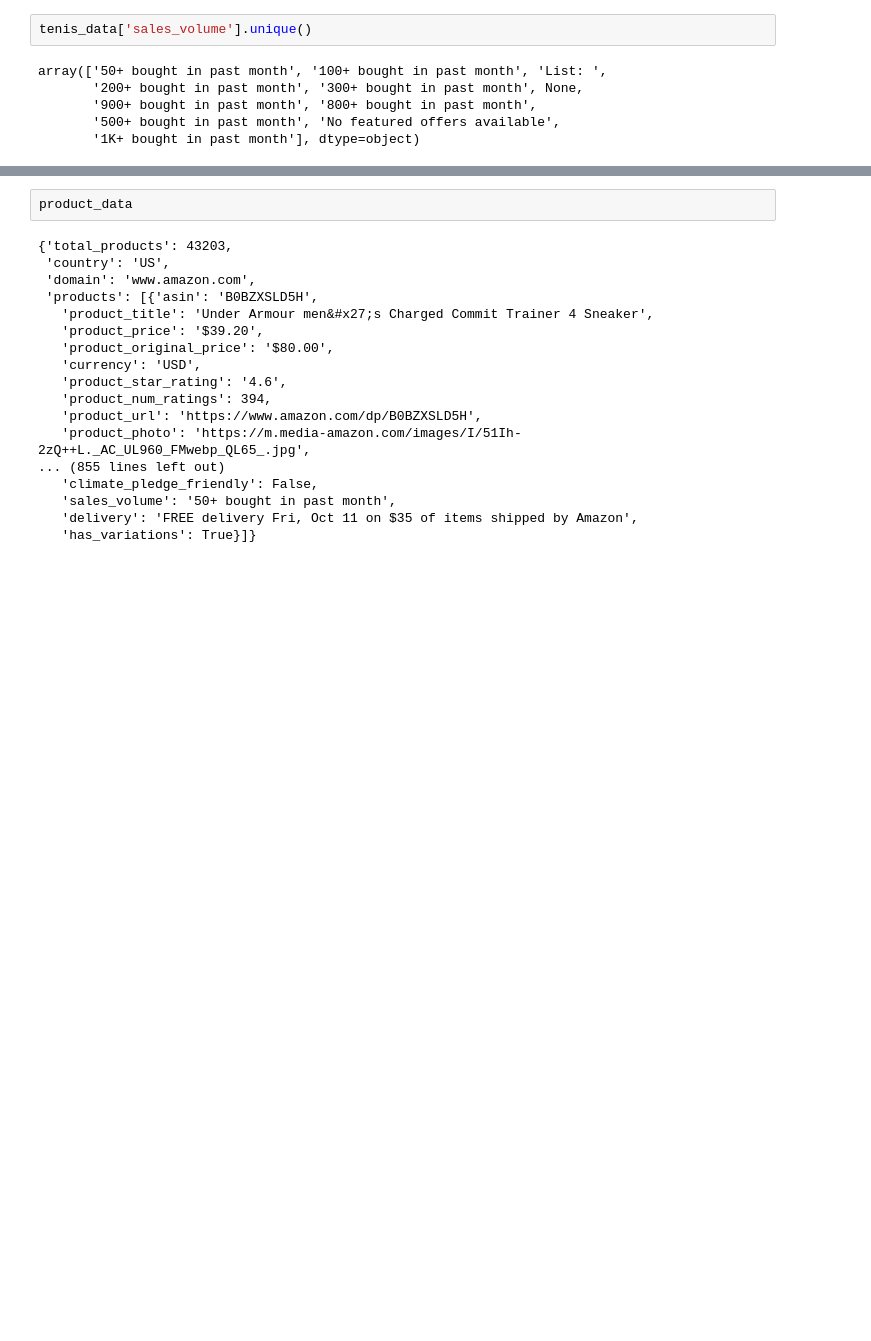
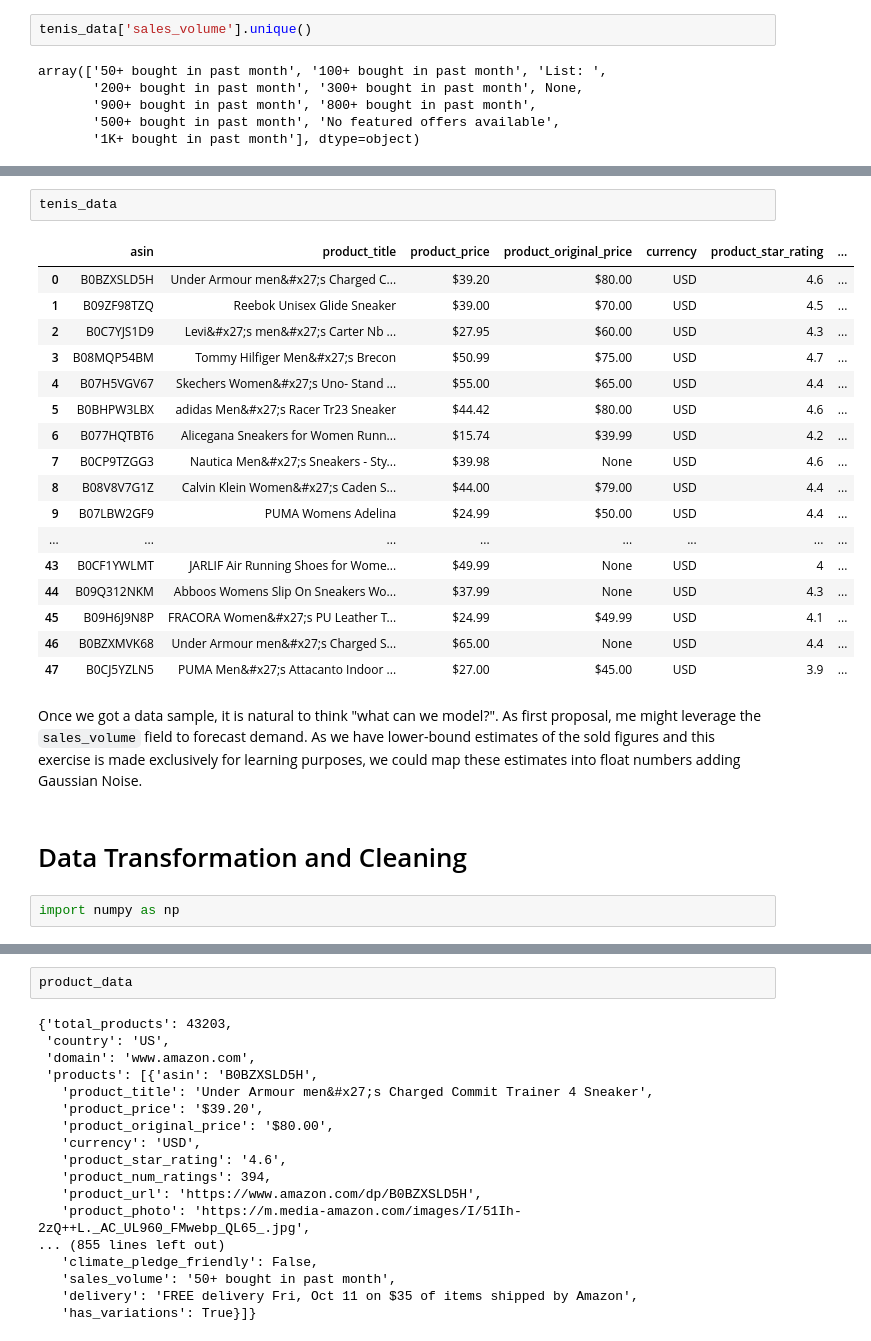
Before and after one commit to santiagoahl/amazon-mlops-dashboard, a Jupyter notebook: notebooks/tennis_demand.ipynb, the cells around one changed output, grey strips where cells are left out. Cells and saved outputs as stored; diff of their text form; blank space fills up the shorter version.

Commit message:
ACleaning Tenis Sample Data

```diff
--- a/notebooks/tennis_demand.ipynb
+++ b/notebooks/tennis_demand.ipynb
@@ -97,0 +104,26 @@ KeyError: 'total_products'
+# %%
+tenis_data
+# %% [output]
+|  | asin | product_title | product_price | product_original_price | currency | product_star_rating | ... |
+| 0 | B0BZXSLD5H | Under Armour men&#x27;s Charged C... | $39.20 | $80.00 | USD | 4.6 | ... |
+| 1 | B09ZF98TZQ | Reebok Unisex Glide Sneaker | $39.00 | $70.00 | USD | 4.5 | ... |
+| 2 | B0C7YJS1D9 | Levi&#x27;s men&#x27;s Carter Nb ... | $27.95 | $60.00 | USD | 4.3 | ... |
+| 3 | B08MQP54BM | Tommy Hilfiger Men&#x27;s Brecon | $50.99 | $75.00 | USD | 4.7 | ... |
+| 4 | B07H5VGV67 | Skechers Women&#x27;s Uno- Stand ... | $55.00 | $65.00 | USD | 4.4 | ... |
+| 5 | B0BHPW3LBX | adidas Men&#x27;s Racer Tr23 Sneaker | $44.42 | $80.00 | USD | 4.6 | ... |
+| 6 | B077HQTBT6 | Alicegana Sneakers for Women Runn... | $15.74 | $39.99 | USD | 4.2 | ... |
+| 7 | B0CP9TZGG3 | Nautica Men&#x27;s Sneakers - Sty... | $39.98 | None | USD | 4.6 | ... |
+| 8 | B08V8V7G1Z | Calvin Klein Women&#x27;s Caden S... | $44.00 | $79.00 | USD | 4.4 | ... |
+| 9 | B07LBW2GF9 | PUMA Womens Adelina | $24.99 | $50.00 | USD | 4.4 | ... |
+| ... | ... | ... | ... | ... | ... | ... | ... |
+| 43 | B0CF1YWLMT | JARLIF Air Running Shoes for Wome... | $49.99 | None | USD | 4 | ... |
+| 44 | B09Q312NKM | Abboos Womens Slip On Sneakers Wo... | $37.99 | None | USD | 4.3 | ... |
+| 45 | B09H6J9N8P | FRACORA Women&#x27;s PU Leather T... | $24.99 | $49.99 | USD | 4.1 | ... |
+| 46 | B0BZXMVK68 | Under Armour men&#x27;s Charged S... | $65.00 | None | USD | 4.4 | ... |
+| 47 | B0CJ5YZLN5 | PUMA Men&#x27;s Attacanto Indoor ... | $27.00 | $45.00 | USD | 3.9 | ... |
+# %% [markdown]
+Once we got a data sample, it is natural to think "what can we model?". As first proposal, me might leverage the `sales_volume` field to forecast demand. As we have lower-bound estimates of the sold figures and this exercise is made exclusively for learning purposes, we could map these estimates into float numbers adding Gaussian Noise.
+# %% [markdown]
+# Data Transformation and Cleaning
+# %%
+import numpy as np
```
Also changed, not shown: parts of 32 cells of this notebook, 2 other files.
